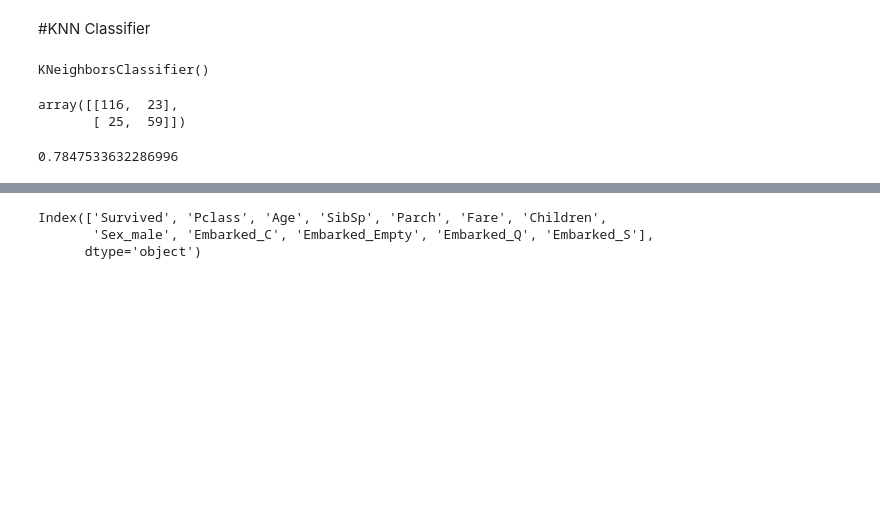
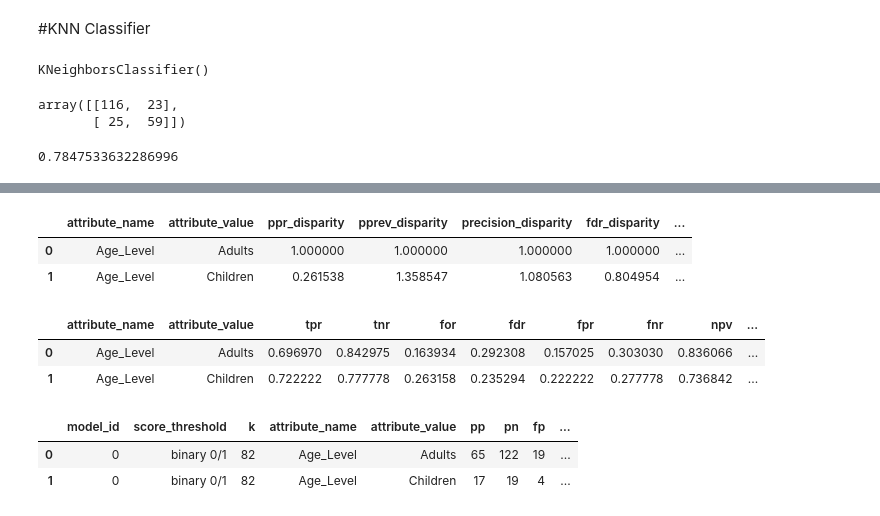
Before and after one commit to FauxGrit/Titanic-Fairness, a Jupyter notebook: Fairness_Tutorial.ipynb, the cells around one changed output, grey strips where cells are left out. Cells and saved outputs as stored; diff of their text form; code cells hidden in the pictures; blank space fills up the shorter version.

```diff
--- a/Fairness_Tutorial.ipynb
+++ b/Fairness_Tutorial.ipynb
@@ -407,6 +358,0 @@ df1.head(20)
-# %%
-df1.columns
-# %% [output]
-Index(['Survived', 'Pclass', 'Age', 'SibSp', 'Parch', 'Fare', 'Children',
-       'Sex_male', 'Embarked_C', 'Embarked_Empty', 'Embarked_Q', 'Embarked_S'],
-      dtype='object')
@@ -414,0 +359,19 @@ Index(['Survived', 'Pclass', 'Age', 'SibSp', 'Parch', 'Fare', 'Children',
+# %%
+bdf[['attribute_name', 'attribute_value'] + b.list_disparities(bdf)]
+# %% [output]
+|  | attribute_name | attribute_value | ppr_disparity | pprev_disparity | precision_disparity | fdr_disparity | ... |
+| 0 | Age_Level | Adults | 1.000000 | 1.000000 | 1.000000 | 1.000000 | ... |
+| 1 | Age_Level | Children | 0.261538 | 1.358547 | 1.080563 | 0.804954 | ... |
+# %%
+absolute_metrics = g.list_absolute_metrics(xtab)
+xtab[['attribute_name', 'attribute_value'] + absolute_metrics]
+# %% [output]
+|  | attribute_name | attribute_value | tpr | tnr | for | fdr | fpr | fnr | npv | ... |
+| 0 | Age_Level | Adults | 0.696970 | 0.842975 | 0.163934 | 0.292308 | 0.157025 | 0.303030 | 0.836066 | ... |
+| 1 | Age_Level | Children | 0.722222 | 0.777778 | 0.263158 | 0.235294 | 0.222222 | 0.277778 | 0.736842 | ... |
+# %%
+xtab[[col for col in xtab.columns if col not in absolute_metrics]]
+# %% [output]
+|  | model_id | score_threshold | k | attribute_name | attribute_value | pp | pn | fp | ... |
+| 0 | 0 | binary 0/1 | 82 | Age_Level | Adults | 65 | 122 | 19 | ... |
+| 1 | 0 | binary 0/1 | 82 | Age_Level | Children | 17 | 19 | 4 | ... |
```
Also changed, not shown: parts of 9 cells of this notebook.
